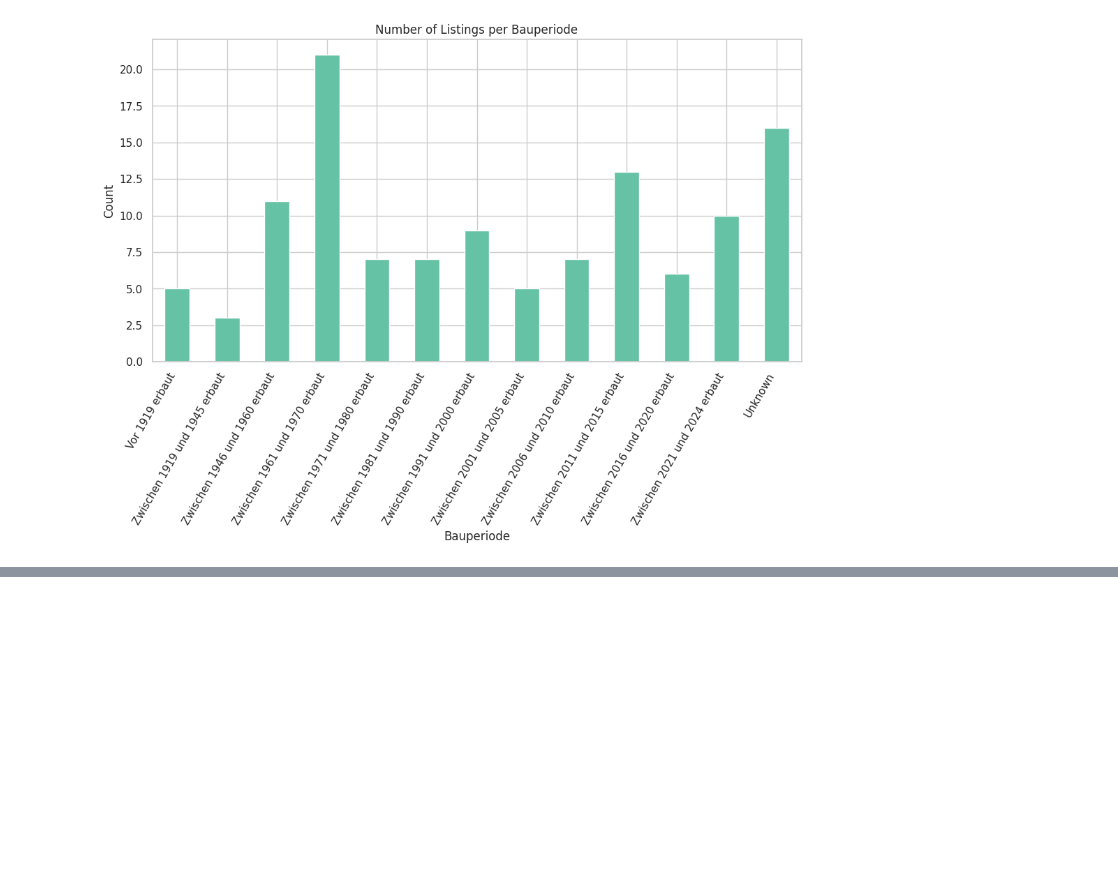
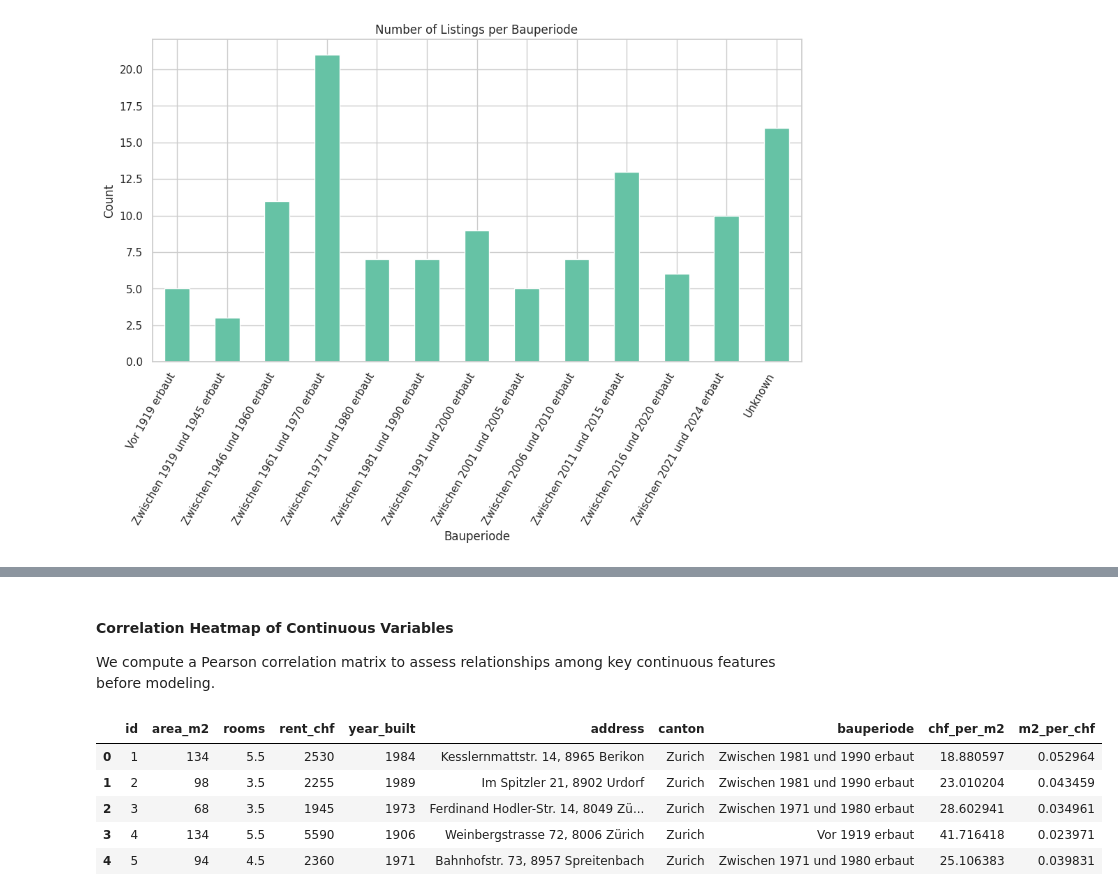
Before and after one commit to maimasuya/ARM_Quantitative_Project_Group_3, a Jupyter notebook: Notebooks/02_data_cleaning_eda.ipynb, the cells around one changed output, grey strips where cells are left out. Cells and saved outputs as stored; diff of their text form; code cells hidden in the pictures; blank space fills up the shorter version.

```diff
--- a/Notebooks/02_data_cleaning_eda.ipynb
+++ b/Notebooks/02_data_cleaning_eda.ipynb
@@ -247,0 +337,20 @@ plt.show()
+# %% [markdown]
+#### Correlation Heatmap of Continuous Variables
+We compute a Pearson correlation matrix to assess relationships among key
+continuous features before modeling.
+# %%
+import sqlite3
+import pandas as pd
+
+conn = sqlite3.connect("../Data/apartment_database.db")
+df = pd.read_sql("SELECT * FROM rental_listings_clean", conn)
+conn.close()
+
+df.head()
+# %% [output]
+|  | id | area_m2 | rooms | rent_chf | year_built | address | canton | bauperiode | chf_per_m2 | m2_per_chf |
+| 0 | 1 | 134 | 5.5 | 2530 | 1984 | Kesslernmattstr. 14, 8965 Berikon | Zurich | Zwischen 1981 und 1990 erbaut | 18.880597 | 0.052964 |
+| 1 | 2 | 98 | 3.5 | 2255 | 1989 | Im Spitzler 21, 8902 Urdorf | Zurich | Zwischen 1981 und 1990 erbaut | 23.010204 | 0.043459 |
+| 2 | 3 | 68 | 3.5 | 1945 | 1973 | Ferdinand Hodler-Str. 14, 8049 Zü... | Zurich | Zwischen 1971 und 1980 erbaut | 28.602941 | 0.034961 |
+| 3 | 4 | 134 | 5.5 | 5590 | 1906 | Weinbergstrasse 72, 8006 Zürich | Zurich | Vor 1919 erbaut | 41.716418 | 0.023971 |
+| 4 | 5 | 94 | 4.5 | 2360 | 1971 | Bahnhofstr. 73, 8957 Spreitenbach | Zurich | Zwischen 1971 und 1980 erbaut | 25.106383 | 0.039831 |
```
Also changed, not shown: parts of 20 cells of this notebook, 2 other files.
